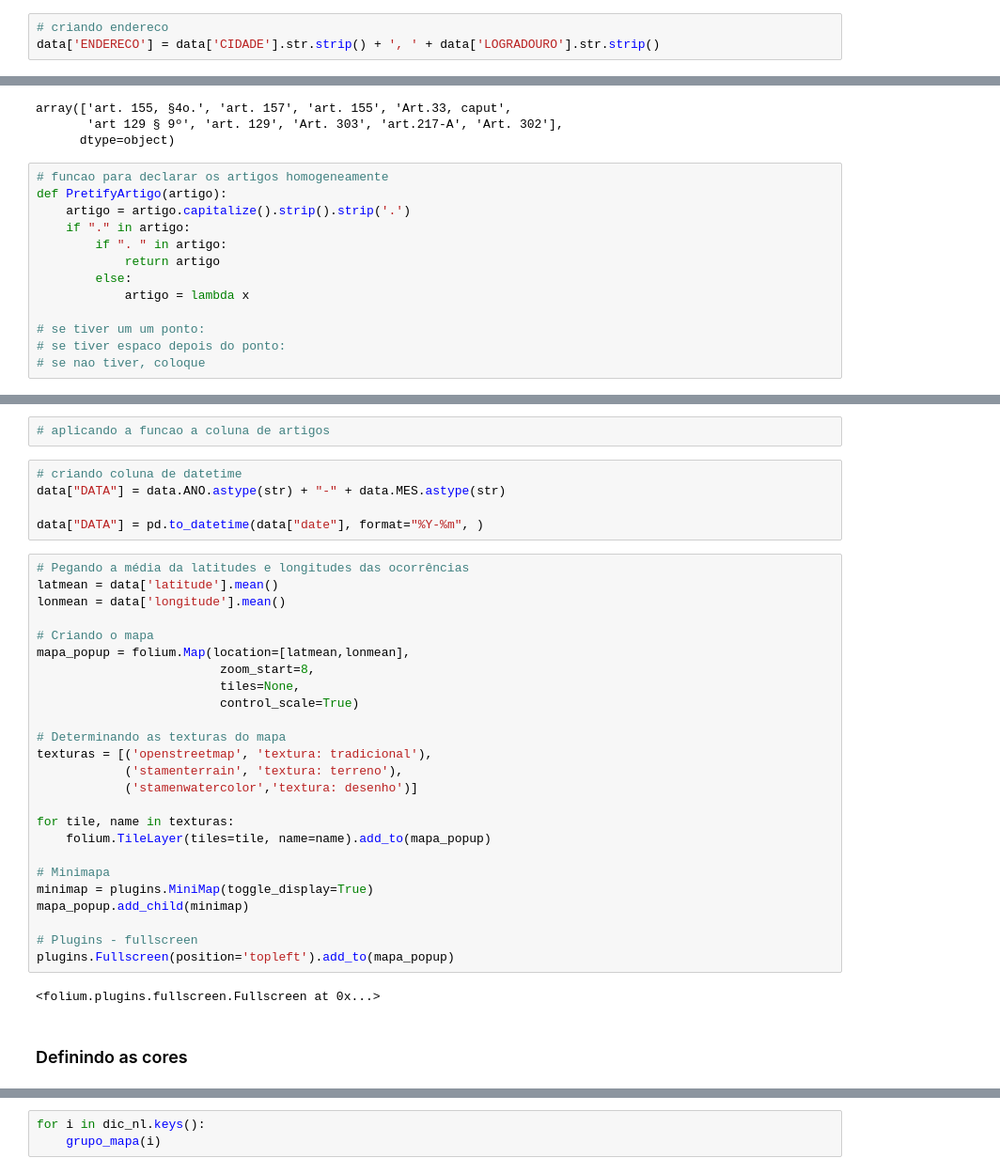
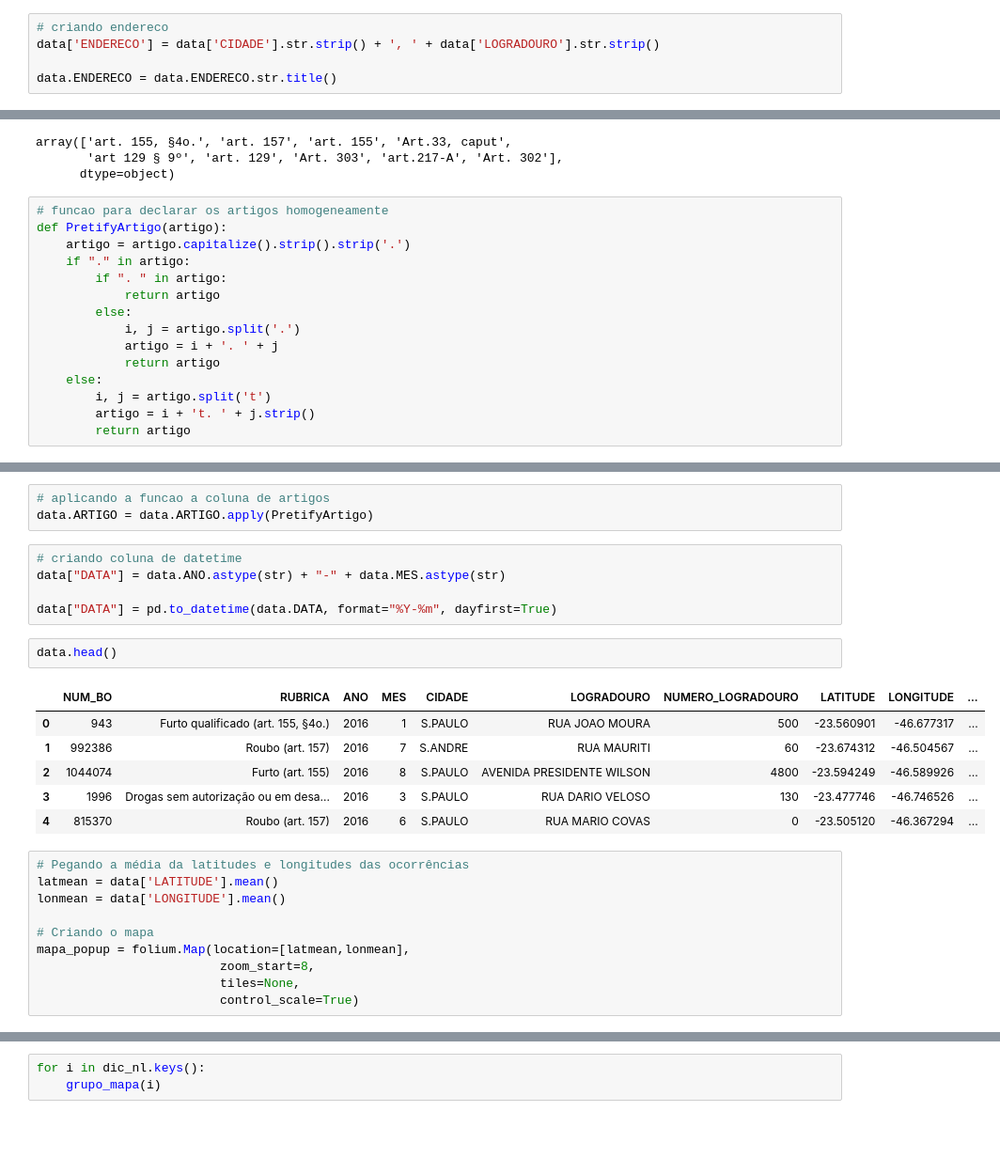
Before and after one commit to IanEspinoso/Proj_MapTutorials, a Jupyter notebook: code/codigo_popup.ipynb, the cells around one changed output, grey strips where cells are left out. Shown: that part at 94% size. Saved outputs shown, nothing was run; the diff lists cells and outputs as text; blank space fills up the shorter version.

```diff
--- a/code/codigo_popup.ipynb
+++ b/code/codigo_popup.ipynb
@@ -49,6 +49,8 @@ Descricao das rubricas:
 # %%
 # criando endereco
 data['ENDERECO'] = data['CIDADE'].str.strip() + ', ' + data['LOGRADOURO'].str.strip()
+
+data.ENDERECO = data.ENDERECO.str.title()
 # %%
 # obtendo o crime constatado na rubrica
 data[['CRIME','ARTIGO']] = data['RUBRICA'].str.split('(', expand=True)
@@ -84,8 +86,10 @@ def PretifyArtigo(artigo):
         if ". " in artigo:
             return artigo
         else:
-            artigo = lambda x
-
-# se tiver um um ponto:
-# se tiver espaco depois do ponto:
-# se nao tiver, coloque
+            i, j = artigo.split('.')
+            artigo = i + '. ' + j
+            return artigo
+    else:
+        i, j = artigo.split('t')
+        artigo = i + 't. ' + j.strip()
+        return artigo
@@ -94,36 +96,27 @@ SyntaxError: invalid syntax (<ipython-input-11-2c6be5816963>, line 2)
 # %%
 # aplicando a funcao a coluna de artigos
+data.ARTIGO = data.ARTIGO.apply(PretifyArtigo)
 # %%
 # criando coluna de datetime
 data["DATA"] = data.ANO.astype(str) + "-" + data.MES.astype(str)
 
-data["DATA"] = pd.to_datetime(data["date"], format="%Y-%m", )
+data["DATA"] = pd.to_datetime(data.DATA, format="%Y-%m", dayfirst=True)
+# %%
+data.head()
+# %% [output]
+|  | NUM_BO | RUBRICA | ANO | MES | CIDADE | LOGRADOURO | NUMERO_LOGRADOURO | LATITUDE | LONGITUDE | ... |
+| 0 | 943 | Furto qualificado (art. 155, §4o.) | 2016 | 1 | S.PAULO | RUA JOAO MOURA | 500 | -23.560901 | -46.677317 | ... |
+| 1 | 992386 | Roubo (art. 157) | 2016 | 7 | S.ANDRE | RUA MAURITI | 60 | -23.674312 | -46.504567 | ... |
+| 2 | 1044074 | Furto (art. 155) | 2016 | 8 | S.PAULO | AVENIDA PRESIDENTE WILSON | 4800 | -23.594249 | -46.589926 | ... |
+| 3 | 1996 | Drogas sem autorização ou em desa... | 2016 | 3 | S.PAULO | RUA DARIO VELOSO | 130 | -23.477746 | -46.746526 | ... |
+| 4 | 815370 | Roubo (art. 157) | 2016 | 6 | S.PAULO | RUA MARIO COVAS | 0 | -23.505120 | -46.367294 | ... |
 # %%
 # Pegando a média da latitudes e longitudes das ocorrências
-latmean = data['latitude'].mean()
-lonmean = data['longitude'].mean()
+latmean = data['LATITUDE'].mean()
+lonmean = data['LONGITUDE'].mean()
 
 # Criando o mapa
 mapa_popup = folium.Map(location=[latmean,lonmean],
                          zoom_start=8,
                          tiles=None,
                          control_scale=True)
-
-# Determinando as texturas do mapa
-texturas = [('openstreetmap', 'textura: tradicional'),
-            ('stamenterrain', 'textura: terreno'),
-            ('stamenwatercolor','textura: desenho')]
-
-for tile, name in texturas:
-    folium.TileLayer(tiles=tile, name=name).add_to(mapa_popup)
-
-# Minimapa
-minimap = plugins.MiniMap(toggle_display=True)
-mapa_popup.add_child(minimap)
-
-# Plugins - fullscreen
-plugins.Fullscreen(position='topleft').add_to(mapa_popup)
-# %% [output]
-<folium.plugins.fullscreen.Fullscreen at 0x...>
-# %% [markdown]
-### Definindo as cores
```
Also changed, not shown: parts of 12 cells of this notebook.
